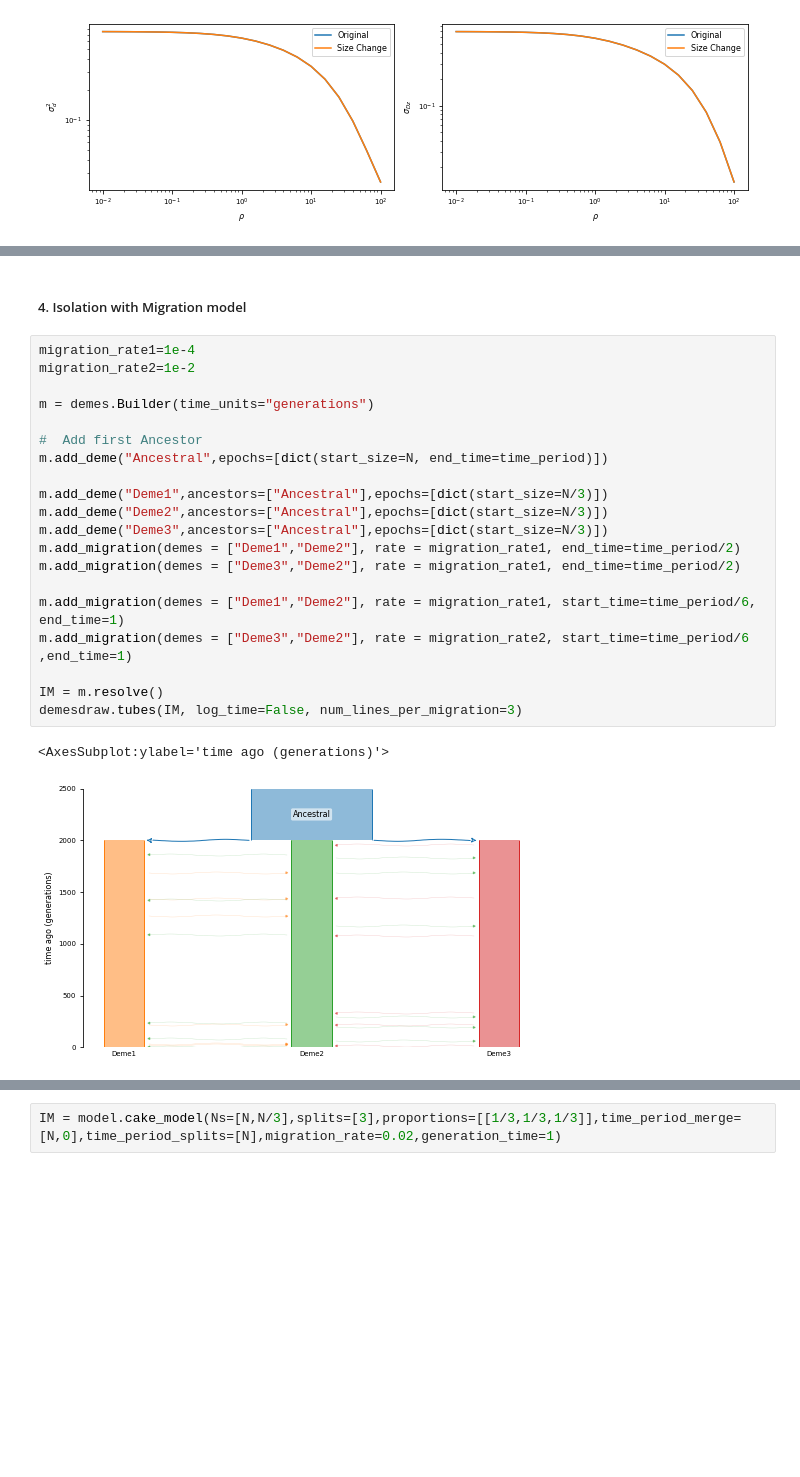
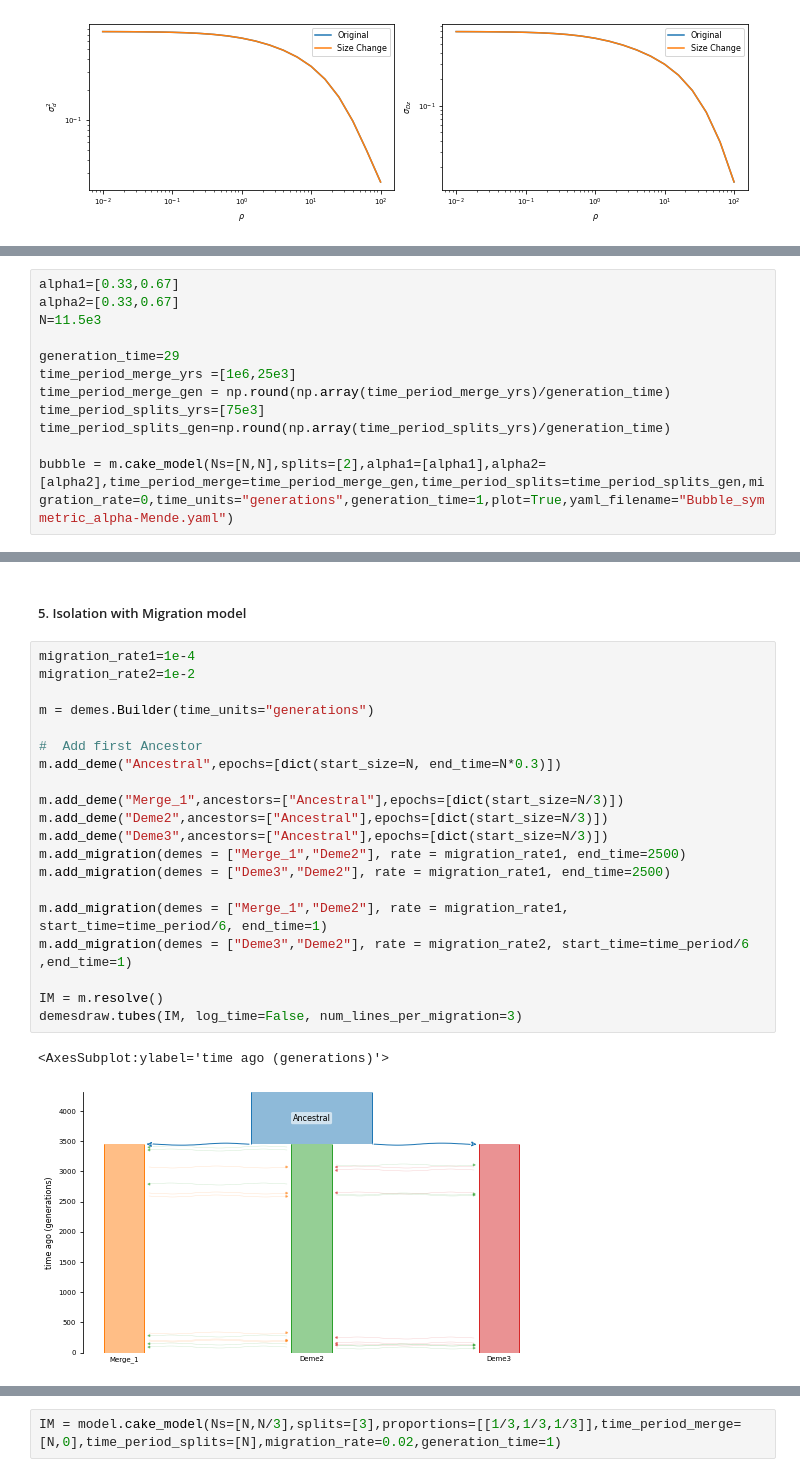
Before and after one commit to georgette-femerling/demography-simulations, a Jupyter notebook: scripts/Chiki_models.ipynb, the cells around one changed output, grey strips where cells are left out. Saved outputs shown, nothing was run; the diff lists cells and outputs as text; blank space fills up the shorter version.

```diff
--- a/scripts/Chiki_models.ipynb
+++ b/scripts/Chiki_models.ipynb
@@ -219,0 +270,12 @@ plot_comparison(b_sliced_LD['Merge_1'][-1],b_sc_sliced_LD['Deme'][-1])
+# %%
+alpha1=[0.33,0.67]
+alpha2=[0.33,0.67]
+N=11.5e3
+
+generation_time=29
+time_period_merge_yrs =[1e6,25e3]
+time_period_merge_gen = np.round(np.array(time_period_merge_yrs)/generation_time)
+time_period_splits_yrs=[75e3]
+time_period_splits_gen=np.round(np.array(time_period_splits_yrs)/generation_time)
+
+bubble = m.cake_model(Ns=[N,N],splits=[2],alpha1=[alpha1],alpha2=[alpha2],time_period_merge=time_period_merge_gen,time_period_splits=time_period_splits_gen,migration_rate=0,time_units="generations",generation_time=1,plot=True,yaml_filename="Bubble_symmetric_alpha-Mende.yaml")
@@ -220,25 +291,25 @@ plot_comparison(b_sliced_LD['Merge_1'][-1],b_sc_sliced_LD['Deme'][-1])
 # %% [markdown]
-##### 4. Isolation with Migration model
+##### 5. Isolation with Migration model
 # %%
 migration_rate1=1e-4
 migration_rate2=1e-2
 
 m = demes.Builder(time_units="generations")
 
 #  Add first Ancestor
-m.add_deme("Ancestral",epochs=[dict(start_size=N, end_time=time_period)])
+m.add_deme("Ancestral",epochs=[dict(start_size=N, end_time=N*0.3)])
 
-m.add_deme("Deme1",ancestors=["Ancestral"],epochs=[dict(start_size=N/3)])
+m.add_deme("Merge_1",ancestors=["Ancestral"],epochs=[dict(start_size=N/3)])
 m.add_deme("Deme2",ancestors=["Ancestral"],epochs=[dict(start_size=N/3)])
 m.add_deme("Deme3",ancestors=["Ancestral"],epochs=[dict(start_size=N/3)])
-m.add_migration(demes = ["Deme1","Deme2"], rate = migration_rate1, end_time=time_period/2)
-m.add_migration(demes = ["Deme3","Deme2"], rate = migration_rate1, end_time=time_period/2)
+m.add_migration(demes = ["Merge_1","Deme2"], rate = migration_rate1, end_time=2500)
+m.add_migration(demes = ["Deme3","Deme2"], rate = migration_rate1, end_time=2500)
 
-m.add_migration(demes = ["Deme1","Deme2"], rate = migration_rate1, start_time=time_period/6, end_time=1)
+m.add_migration(demes = ["Merge_1","Deme2"], rate = migration_rate1, start_time=time_period/6, end_time=1)
 m.add_migration(demes = ["Deme3","Deme2"], rate = migration_rate2, start_time=time_period/6 ,end_time=1)
 
 IM = m.resolve()
 demesdraw.tubes(IM, log_time=False, num_lines_per_migration=3)
 # %% [output]
 <AxesSubplot:ylabel='time ago (generations)'>
-[figure, old version]
+[figure, new version]
```
Also changed, not shown: parts of 22 cells of this notebook, 7 other files.
